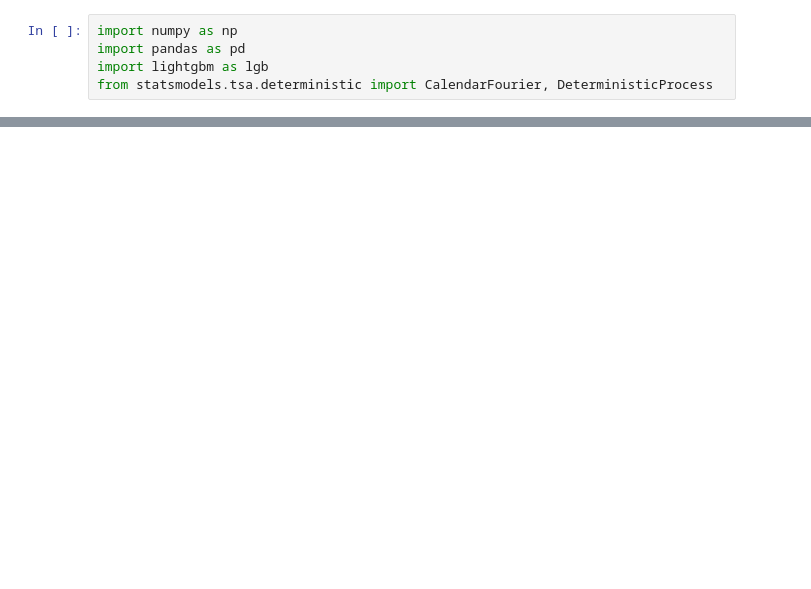
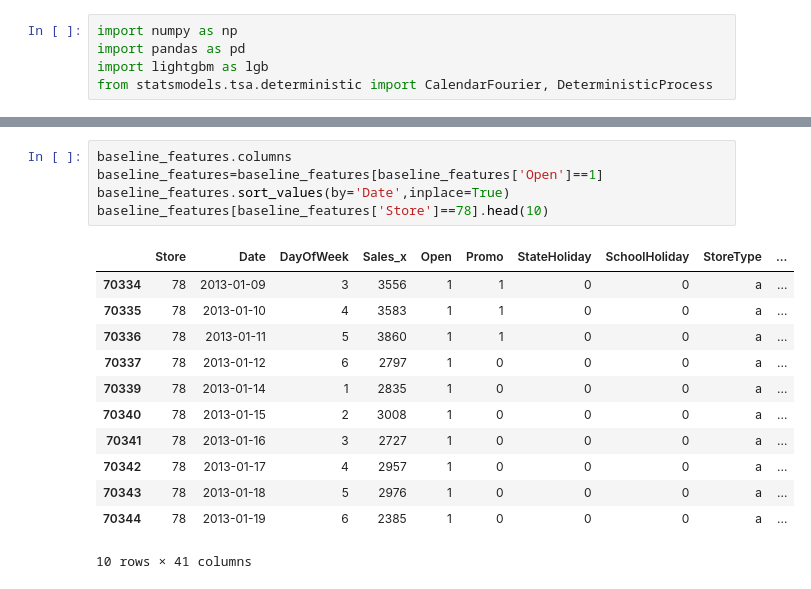
Before and after one commit to yjcyjjc/Rossmann-store-sale, a Jupyter notebook: baseline-model.ipynb, the cells around one changed output, grey strips where cells are left out. Drawn from its saved outputs; the diff is of its cells as text; blank space fills up the shorter version.

```diff
--- a/baseline-model.ipynb
+++ b/baseline-model.ipynb
@@ -110,0 +170,18 @@ baseline_features.head(10)
+# %%
+baseline_features.columns
+baseline_features=baseline_features[baseline_features['Open']==1]
+baseline_features.sort_values(by='Date',inplace=True)
+baseline_features[baseline_features['Store']==78].head(10)
+# %% [output]
+|  | Store | Date | DayOfWeek | Sales_x | Open | Promo | StateHoliday | SchoolHoliday | StoreType | ... |
+| 70334 | 78 | 2013-01-09 | 3 | 3556 | 1 | 1 | 0 | 0 | a | ... |
+| 70335 | 78 | 2013-01-10 | 4 | 3583 | 1 | 1 | 0 | 0 | a | ... |
+| 70336 | 78 | 2013-01-11 | 5 | 3860 | 1 | 1 | 0 | 0 | a | ... |
+| 70337 | 78 | 2013-01-12 | 6 | 2797 | 1 | 0 | 0 | 0 | a | ... |
+| 70339 | 78 | 2013-01-14 | 1 | 2835 | 1 | 0 | 0 | 0 | a | ... |
+| 70340 | 78 | 2013-01-15 | 2 | 3008 | 1 | 0 | 0 | 0 | a | ... |
+| 70341 | 78 | 2013-01-16 | 3 | 2727 | 1 | 0 | 0 | 0 | a | ... |
+| 70342 | 78 | 2013-01-17 | 4 | 2957 | 1 | 0 | 0 | 0 | a | ... |
+| 70343 | 78 | 2013-01-18 | 5 | 2976 | 1 | 0 | 0 | 0 | a | ... |
+| 70344 | 78 | 2013-01-19 | 6 | 2385 | 1 | 0 | 0 | 0 | a | ... |
+10 rows × 41 columns
```
Also changed, not shown: parts of 11 cells of this notebook, 1 other file.
